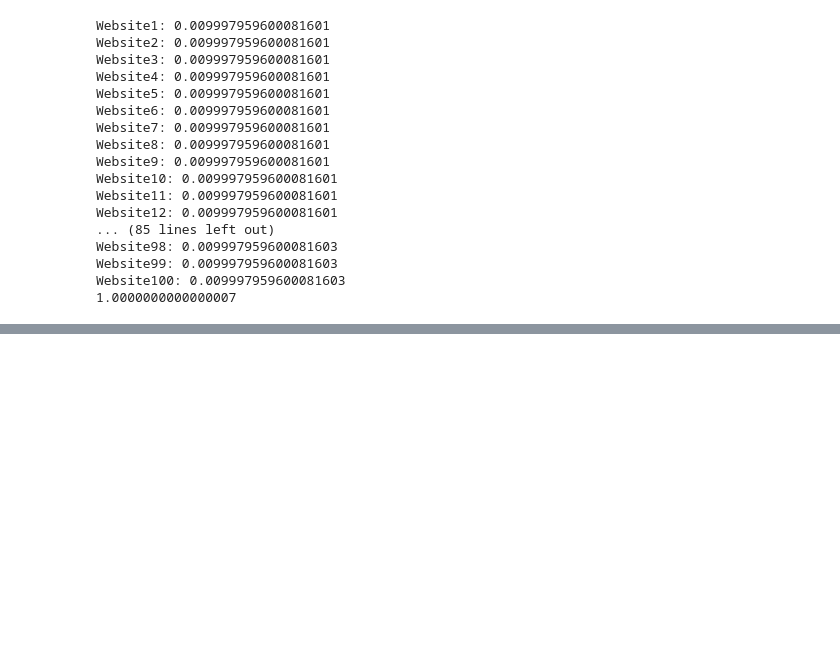
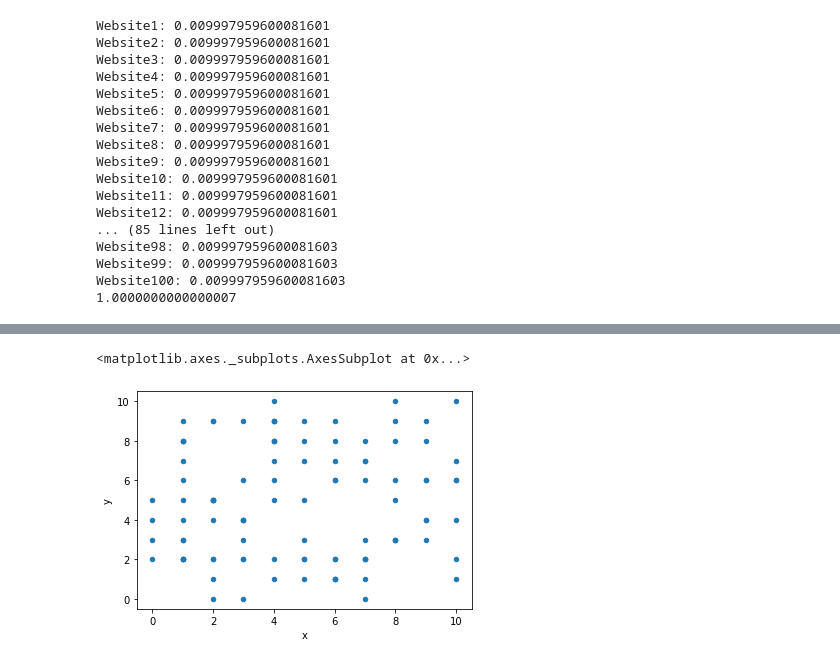
Before and after one commit to Yvee1/pagerank, a Jupyter notebook: pagerank.ipynb, the cells around one changed output, grey strips where cells are left out. Cells and saved outputs as stored; diff of their text form; code cells hidden in the pictures; blank space fills up the shorter version.

```diff
--- a/pagerank.ipynb
+++ b/pagerank.ipynb
@@ -103,6 +104,15 @@ class Network:
         for page in self:
             rankSum += page.rank
         print(rankSum)
+
+    def testUnconnected(self):
+        """
+        Prints if there are unconnected pages (pages with no link to or from them) in the network.
+        """
+        for page in self:
+            if (len(page.incomingLinks)==0) & (len(page.outgoingLinks)==0):
+                print("Page {} is unconnected".format(page.getName()))
+        print("All unreported pages are connected to at least one other node via an incoming/outgoing link.")
 
     # ----------------------------------------------------------
     # --------------------- VISUALIZATION ----------------------
@@ -1757,0 +1953,30 @@ Website100: 0.009997959600081603
+# %%
+spatialNetwork= Network()
+df_coords = pd.DataFrame(columns = ["x", "y"])
+for i in range(0,100):
+    # Determine random integer coordinates between 0 and 100 for all sites
+    x = round(10 * random.random())
+    y = round(10 * random.random())
+    df_coords.loc[i] = [x, y]
+    # Keep this information in the "name" string of the website.
+    # Add the filler character "f" such that the coordinates fill up 3 characters
+
+    p = Page("{}".format(x).rjust(3, "f") + "_" + "{}".format(y).rjust(3, "f"))
+    spatialNetwork.addPage(p)
+    #print("Adding site " + "%03d"%x + "_" + "%03d"%y)
+
+    for other in spatialNetwork:
+        # Take slices of the other's name and strip zeros accordingly to het back the coordinates
+        otherName = other.getName()
+        otherX = otherName[:3].lstrip("f")
+        otherY = otherName[4:].lstrip("f")
+
+        # If the other site and site p are within 5 units of each other (Euclidean distance) (and other =/= p !!)
+        distance = (int(otherX)-x)*(int(otherX)-x) + (int(otherY)-y)*(int(otherY)-y)
+        if (distance <= 25)&(0<distance):
+            other.addLinkTo(p)
+            p.addLinkTo(other)
+
+PageRanker.rankCR(spatialNetwork, 1000, 0.5)
+spatialNetwork.showRanking()
+spatialNetwork.debugRanking()
@@ -1757,0 +2001,5 @@ Website100: 0.009997959600081603
+# %%
+df_coords.plot(kind="scatter", x="x", y="y")
+# %% [output]
+<matplotlib.axes._subplots.AxesSubplot at 0x...>
+[figure, added]
```
Also changed, not shown: parts of 38 cells of this notebook.
